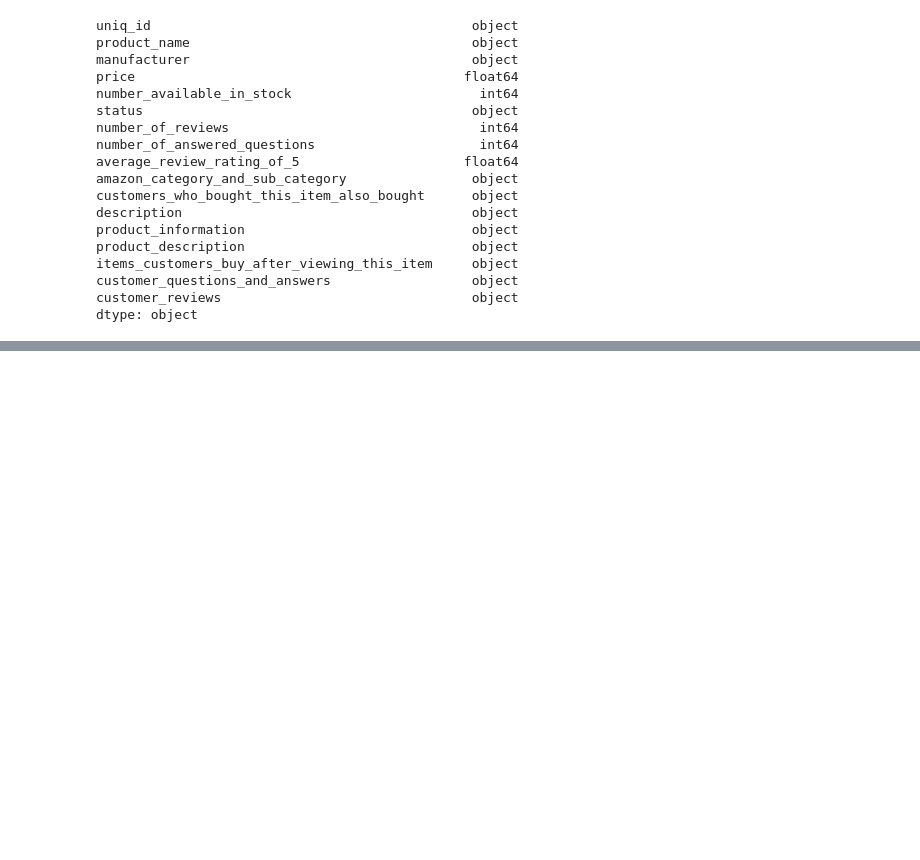
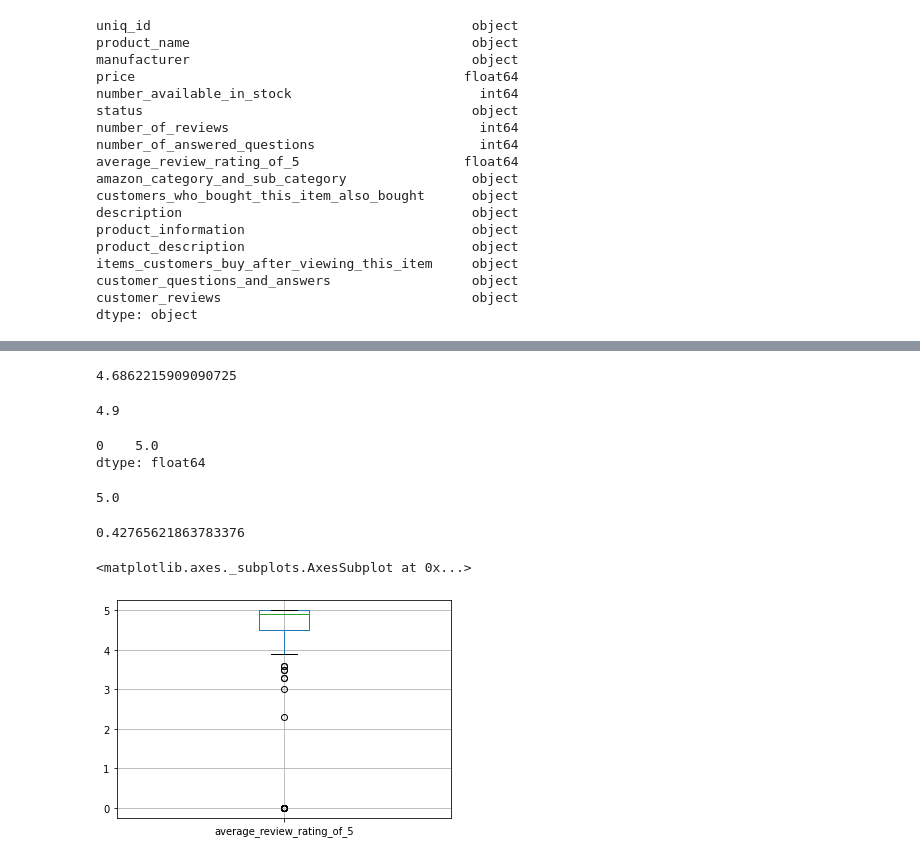
Before and after one commit to sekharmm/mandava_IT533, a Jupyter notebook: mandava_toydata.ipynb, the cells around one changed output, grey strips where cells are left out. Drawn from its saved outputs; the diff is of its cells as text; code cells hidden in the pictures; blank space fills up the shorter version.

```diff
--- a/mandava_toydata.ipynb
+++ b/mandava_toydata.ipynb
@@ -69,0 +121,26 @@ find the rows and columns
+# %%
+toydata.average_review_rating_of_5.mean()
+# %% [output]
+4.6862215909090725
+# %%
+toydata.average_review_rating_of_5.median()
+# %% [output]
+4.9
+# %%
+toydata.average_review_rating_of_5.mode()
+# %% [output]
+0    5.0
+dtype: float64
+# %%
+toydata.average_review_rating_of_5.max()
+# %% [output]
+5.0
+# %%
+toydata.average_review_rating_of_5.std()
+# %% [output]
+0.42765621863783376
+# %%
+toydata.boxplot(['average_review_rating_of_5'])
+# %% [output]
+<matplotlib.axes._subplots.AxesSubplot at 0x...>
+[figure, added]
```
Also changed, not shown: parts of 15 cells of this notebook.
